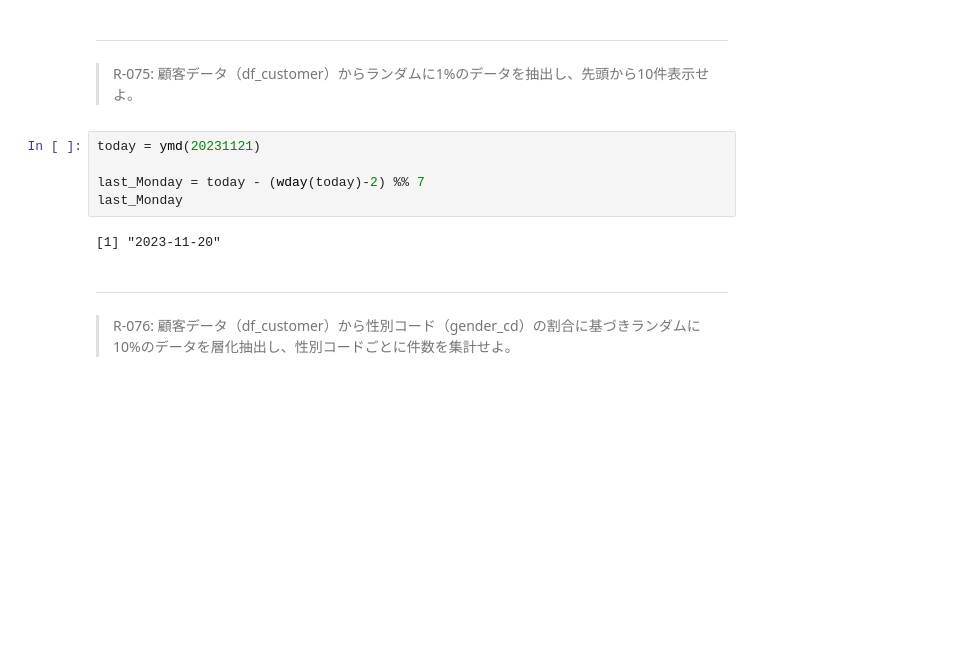
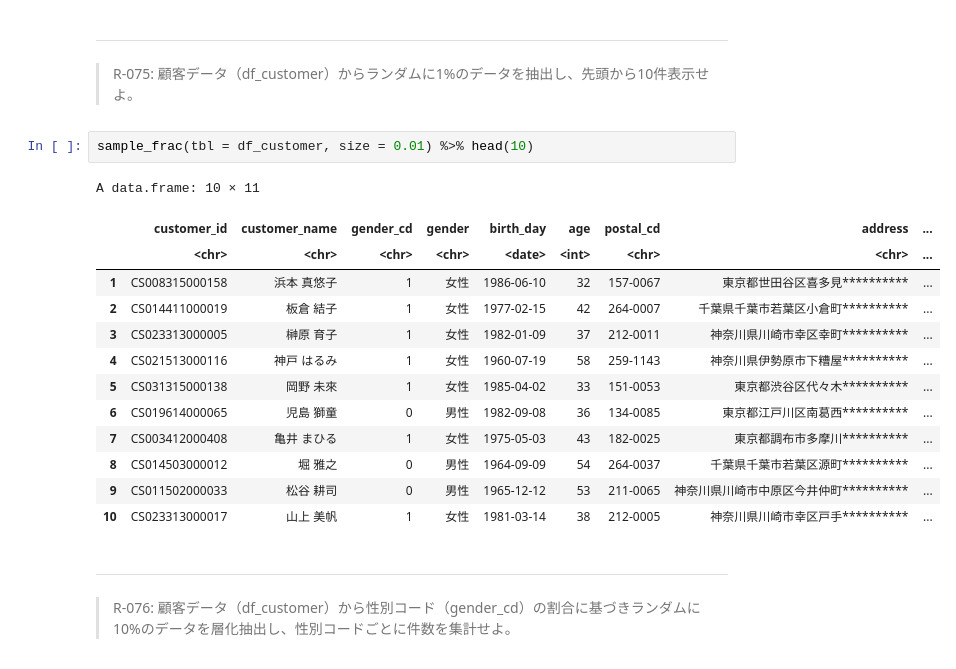
Before and after one commit to sishii0418/100knocks-preprocess, a Jupyter notebook: docker/work/preprocess_knock_R.ipynb, the cells around one changed output. Cells and saved outputs as stored; diff of their text form; blank space fills up the shorter version.

```diff
--- a/docker/work/preprocess_knock_R.ipynb
+++ b/docker/work/preprocess_knock_R.ipynb
@@ -1590,13 +1593,22 @@ A data.frame: 10 × 3
 # %% [markdown]
 ---
 > R-075: 顧客データ（df_customer）からランダムに1%のデータを抽出し、先頭から10件表示せよ。
-# %%
-today = ymd(20231121)
-
-last_Monday = today - (wday(today)-2) %% 7
-last_Monday
-# %% [output]
-[1] "2023-11-20"
+# %%
+sample_frac(tbl = df_customer, size = 0.01) %>% head(10)
+# %% [output]
+A data.frame: 10 × 11
+|  | customer_id | customer_name | gender_cd | gender | birth_day | age | postal_cd | address | ... |
+|  | <chr> | <chr> | <chr> | <chr> | <date> | <int> | <chr> | <chr> | ... |
+| 1 | CS008315000158 | 浜本 真悠子 | 1 | 女性 | 1986-06-10 | 32 | 157-0067 | 東京都世田谷区喜多見********** | ... |
+| 2 | CS014411000019 | 板倉 結子 | 1 | 女性 | 1977-02-15 | 42 | 264-0007 | 千葉県千葉市若葉区小倉町********** | ... |
+| 3 | CS023313000005 | 榊原 育子 | 1 | 女性 | 1982-01-09 | 37 | 212-0011 | 神奈川県川崎市幸区幸町********** | ... |
+| 4 | CS021513000116 | 神戸 はるみ | 1 | 女性 | 1960-07-19 | 58 | 259-1143 | 神奈川県伊勢原市下糟屋********** | ... |
+| 5 | CS031315000138 | 岡野 未來 | 1 | 女性 | 1985-04-02 | 33 | 151-0053 | 東京都渋谷区代々木********** | ... |
+| 6 | CS019614000065 | 児島 獅童 | 0 | 男性 | 1982-09-08 | 36 | 134-0085 | 東京都江戸川区南葛西********** | ... |
+| 7 | CS003412000408 | 亀井 まひる | 1 | 女性 | 1975-05-03 | 43 | 182-0025 | 東京都調布市多摩川********** | ... |
+| 8 | CS014503000012 | 堀 雅之 | 0 | 男性 | 1964-09-09 | 54 | 264-0037 | 千葉県千葉市若葉区源町********** | ... |
+| 9 | CS011502000033 | 松谷 耕司 | 0 | 男性 | 1965-12-12 | 53 | 211-0065 | 神奈川県川崎市中原区今井仲町********** | ... |
+| 10 | CS023313000017 | 山上 美帆 | 1 | 女性 | 1981-03-14 | 38 | 212-0005 | 神奈川県川崎市幸区戸手********** | ... |
 # %% [markdown]
 ---
 > R-076: 顧客データ（df_customer）から性別コード（gender_cd）の割合に基づきランダムに10%のデータを層化抽出し、性別コードごとに件数を集計せよ。
```
Also changed, not shown: parts of 20 cells of this notebook.
